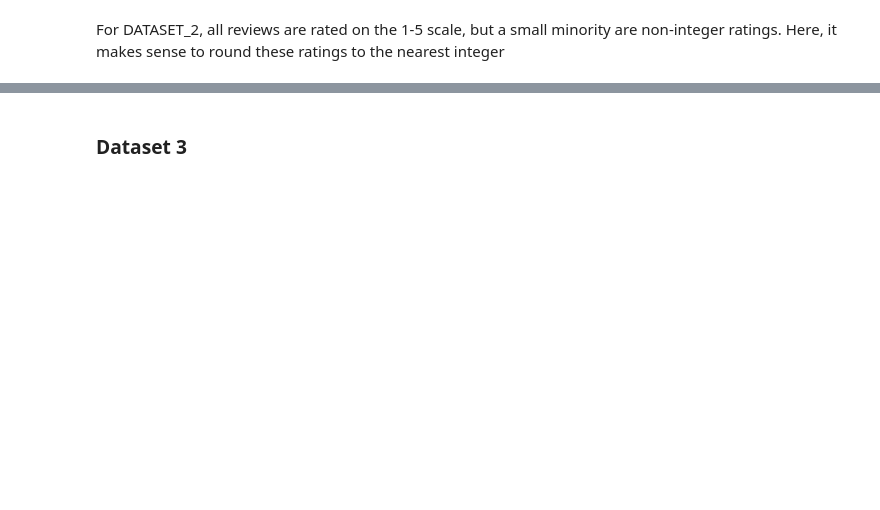
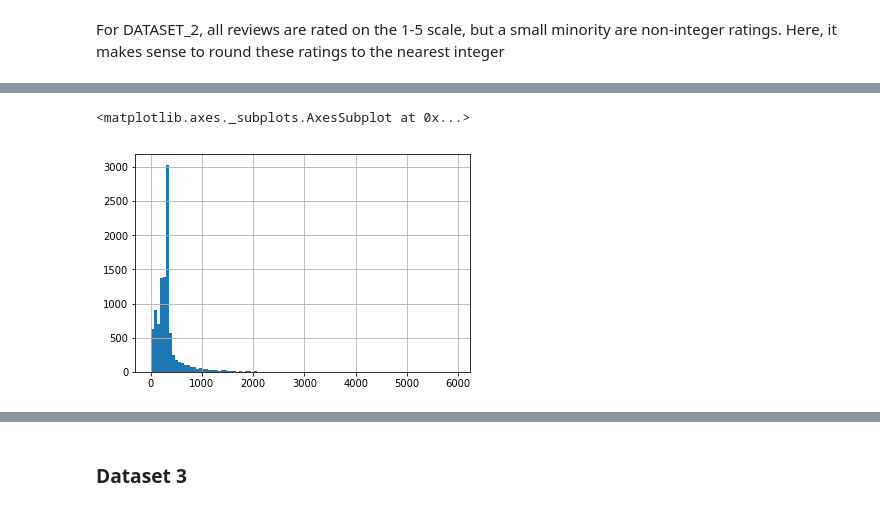
Before and after one commit to SJTButler/hotel-review-analysis, a Jupyter notebook: Hotel Review Analysis.ipynb, the cells around one changed output, grey strips where cells are left out. Saved outputs shown, nothing was run; the diff lists cells and outputs as text; code cells hidden in the pictures; blank space fills up the shorter version.

```diff
--- a/Hotel Review Analysis.ipynb
+++ b/Hotel Review Analysis.ipynb
@@ -186,0 +294,5 @@ print(df_2["reviews.rating"].value_counts())
+# %%
+df_2["reviews.length"].hist(bins=100)
+# %% [output]
+<matplotlib.axes._subplots.AxesSubplot at 0x...>
+[figure, added]
```
Also changed, not shown: parts of 44 cells of this notebook.
